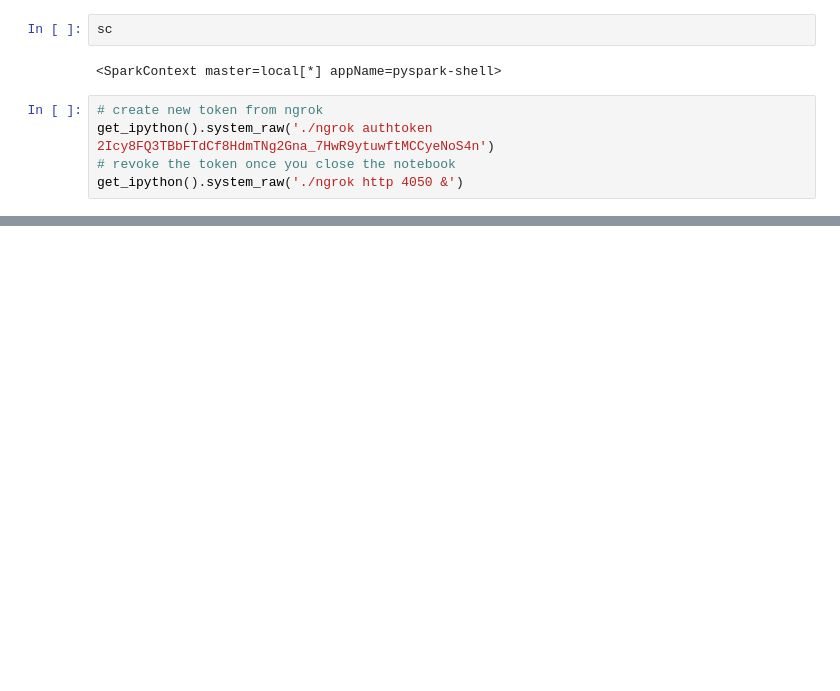
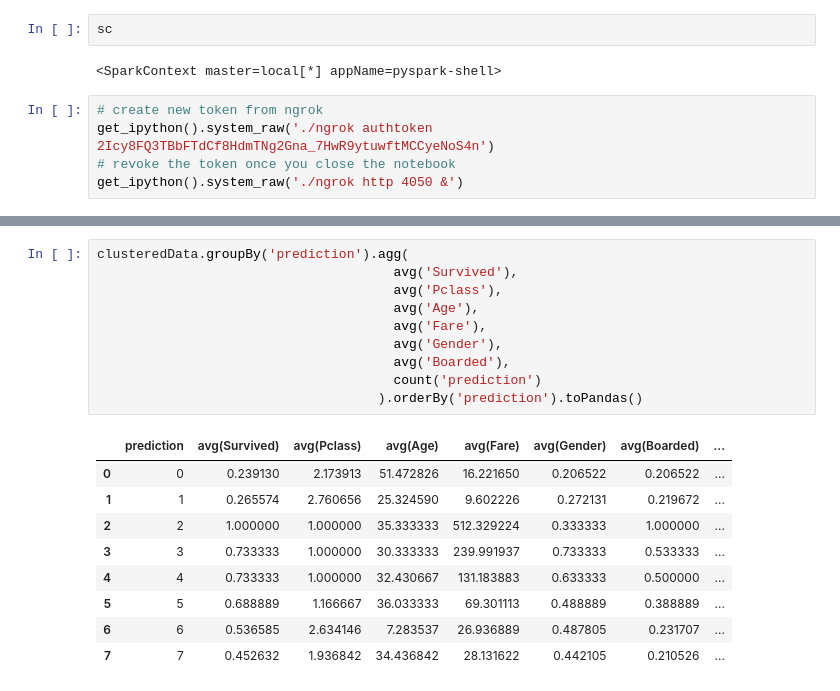
Before and after one commit to manojmanivannan/ApacheSparkEssentials, a Jupyter notebook: ML_2_SparkByPluralsight.ipynb, the cells around one changed output, grey strips where cells are left out. Saved outputs shown, nothing was run; the diff lists cells and outputs as text; blank space fills up the shorter version.

```diff
--- a/ML_2_SparkByPluralsight.ipynb
+++ b/ML_2_SparkByPluralsight.ipynb
@@ -56,0 +211,20 @@ https://facb-35-245-208-184.ngrok.io
+# %%
+clusteredData.groupBy('prediction').agg(
+                                      avg('Survived'),
+                                      avg('Pclass'),
+                                      avg('Age'),
+                                      avg('Fare'),
+                                      avg('Gender'),
+                                      avg('Boarded'),
+                                      count('prediction')
+                                    ).orderBy('prediction').toPandas()
+# %% [output]
+|  | prediction | avg(Survived) | avg(Pclass) | avg(Age) | avg(Fare) | avg(Gender) | avg(Boarded) | ... |
+| 0 | 0 | 0.239130 | 2.173913 | 51.472826 | 16.221650 | 0.206522 | 0.206522 | ... |
+| 1 | 1 | 0.265574 | 2.760656 | 25.324590 | 9.602226 | 0.272131 | 0.219672 | ... |
+| 2 | 2 | 1.000000 | 1.000000 | 35.333333 | 512.329224 | 0.333333 | 1.000000 | ... |
+| 3 | 3 | 0.733333 | 1.000000 | 30.333333 | 239.991937 | 0.733333 | 0.533333 | ... |
+| 4 | 4 | 0.733333 | 1.000000 | 32.430667 | 131.183883 | 0.633333 | 0.500000 | ... |
+| 5 | 5 | 0.688889 | 1.166667 | 36.033333 | 69.301113 | 0.488889 | 0.388889 | ... |
+| 6 | 6 | 0.536585 | 2.634146 | 7.283537 | 26.936889 | 0.487805 | 0.231707 | ... |
+| 7 | 7 | 0.452632 | 1.936842 | 34.436842 | 28.131622 | 0.442105 | 0.210526 | ... |
```
Also changed, not shown: parts of 20 cells of this notebook.
